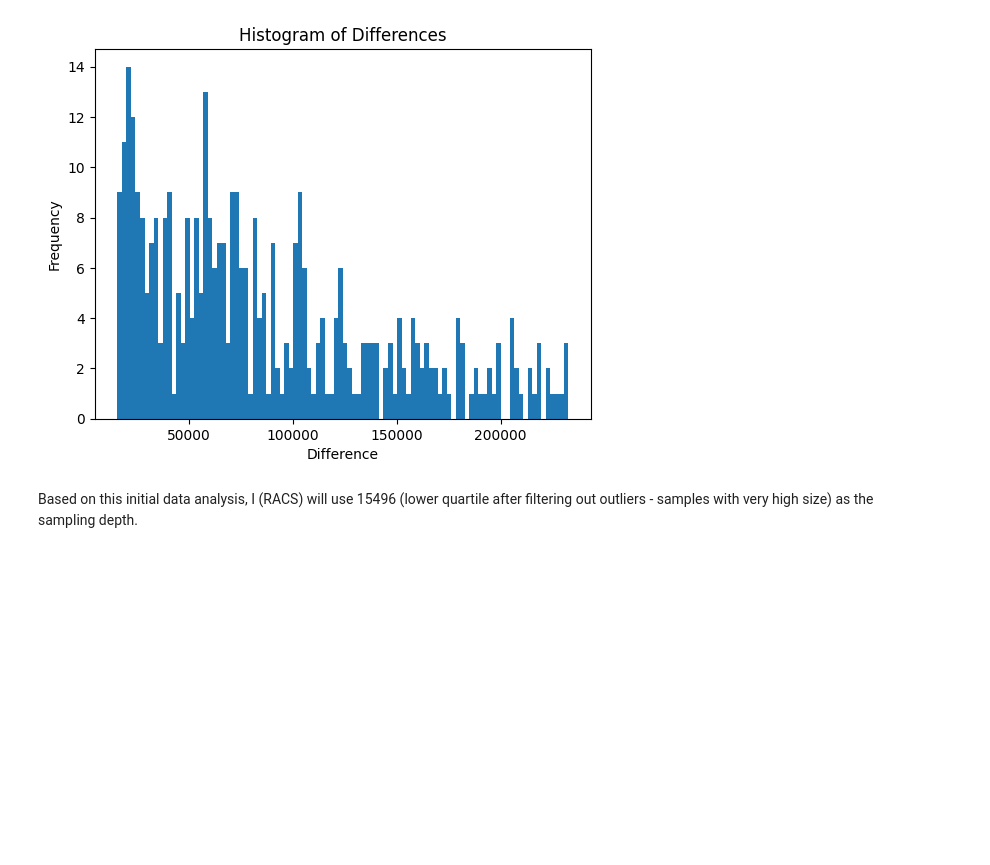
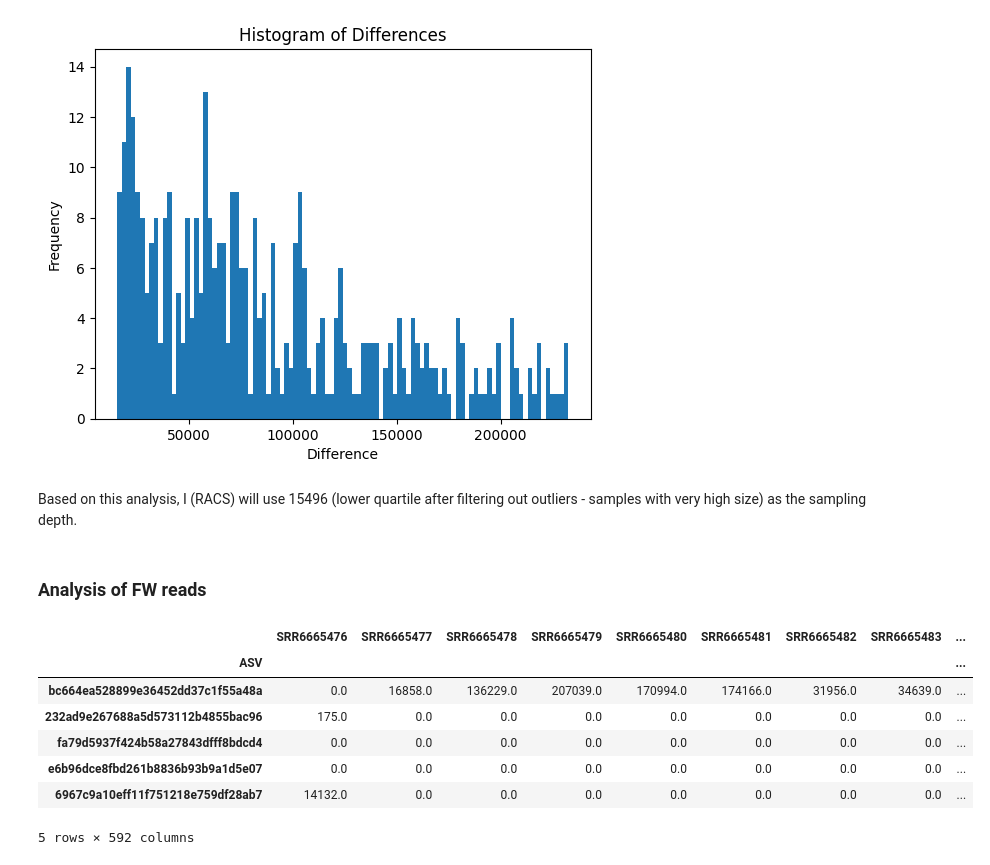
Before and after one commit to SantosRAC/maize_microbiome_transcriptomics, a Jupyter notebook: 16S_wallace2018/beta_diversity_fw_rv/q20_beta_diversity_sample_depth_selection.ipynb, the cells around one changed output. Cells and saved outputs as stored; diff of their text form; code cells hidden in the pictures; blank space fills up the shorter version.

```diff
--- a/16S_wallace2018/beta_diversity_fw_rv/q20_fw_beta_diversity_sample_depth_selection.ipynb
+++ b/16S_wallace2018/beta_diversity_fw_rv/q20_beta_diversity_sample_depth_selection.ipynb
@@ -163,4 +165,27 @@ plt.show()
 # %% [output]
 [figure]
 # %% [markdown]
-Based on this initial data analysis, I (RACS) will use 15496 (lower quartile after filtering out outliers - samples with very high size) as the sampling depth.
+Based on this analysis, I (RACS) will use 15496 (lower quartile after filtering out outliers - samples with very high size) as the sampling depth.
+# %% [markdown]
+### Analysis of FW reads
+# %%
+import pandas as pd
+import matplotlib
+
+# Read the table into a dataframe
+feature_table_rv_df = pd.read_table('q20_rv_feature-table.tsv')
+
+# Set the ASV column as the index
+feature_table_rv_df.set_index('ASV', inplace=True)
+
+# Display the dataframe
+feature_table_rv_df.head()
+# %% [output]
+|  | SRR6665476 | SRR6665477 | SRR6665478 | SRR6665479 | SRR6665480 | SRR6665481 | SRR6665482 | SRR6665483 | ... |
+| ASV |  |  |  |  |  |  |  |  | ... |
+| bc664ea528899e36452dd37c1f55a48a | 0.0 | 16858.0 | 136229.0 | 207039.0 | 170994.0 | 174166.0 | 31956.0 | 34639.0 | ... |
+| 232ad9e267688a5d573112b4855bac96 | 175.0 | 0.0 | 0.0 | 0.0 | 0.0 | 0.0 | 0.0 | 0.0 | ... |
+| fa79d5937f424b58a27843dfff8bdcd4 | 0.0 | 0.0 | 0.0 | 0.0 | 0.0 | 0.0 | 0.0 | 0.0 | ... |
+| e6b96dce8fbd261b8836b93b9a1d5e07 | 0.0 | 0.0 | 0.0 | 0.0 | 0.0 | 0.0 | 0.0 | 0.0 | ... |
+| 6967c9a10eff11f751218e759df28ab7 | 14132.0 | 0.0 | 0.0 | 0.0 | 0.0 | 0.0 | 0.0 | 0.0 | ... |
+5 rows × 592 columns
```
Also changed, not shown: parts of 13 cells of this notebook.
